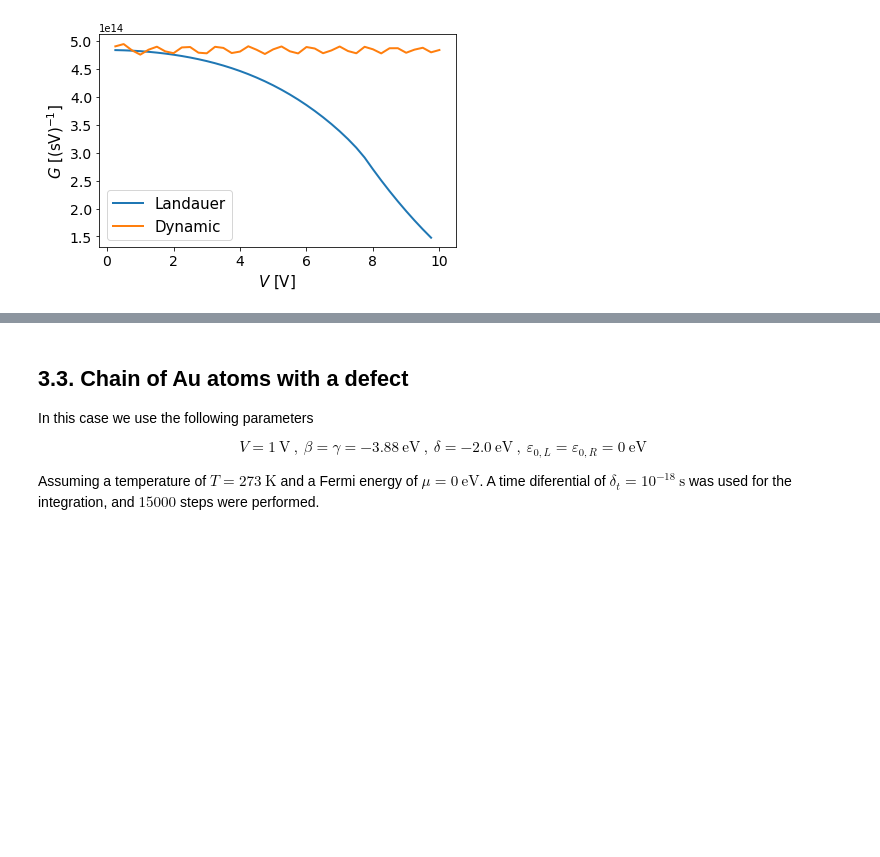
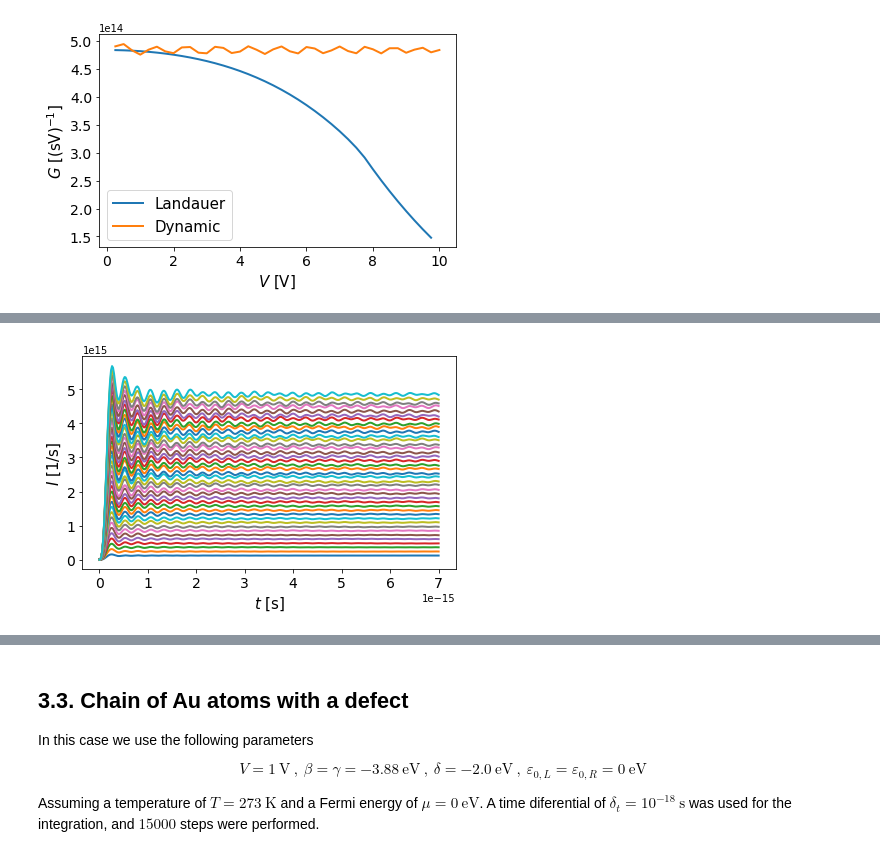
Before and after one commit to FrancoAquistapace/quantum_mechanics_2, a Jupyter notebook: Final_TP/Conductance_diatomic_molecule.ipynb, the cells around one changed output, grey strips where cells are left out. Cells and saved outputs as stored; diff of their text form; code cells hidden in the pictures; blank space fills up the shorter version.

Commit message:
Added N=100 case for the pure Au chain in Final_TP

```diff
--- a/Final_TP/Conductance_diatomic_molecule.ipynb
+++ b/Final_TP/Conductance_diatomic_molecule.ipynb
@@ -1282,0 +1289,15 @@ The difference between the simulation and the Landauer formalism is quite notice
+# %%
+E_0 = 0
+beta, gamma, delta = -3.88, -3.88, -3.88 #eV
+N = 100
+delta_t, steps = 1e-18, 7000
+V_list = [0.25*(i+1) for i in range(40)]
+
+AuChain_N100_VResults = []
+for V in V_list:
+    print('Running simulation with V = %.3f' % V)
+    AuChain_N100_V = rho_pipeline(V, E_0, E_0, beta, gamma, delta, N,
+                 delta_t=delta_t, steps=steps, output_steps=20,
+                 ops=[build_H(0,0,E_0,E_0,beta, gamma, delta, N)],
+                 output=['current'],verbose=0)
+    AuChain_N100_VResults.append(AuChain_N100_V)
@@ -1282,0 +1322,4 @@ The difference between the simulation and the Landauer formalism is quite notice
+# %%
+compare_currents(AuChain_N100_VResults,labels=[None for i in range(len(V_list))])
+# %% [output]
+[figure, added]
```
Also changed, not shown: parts of 6 cells of this notebook.
